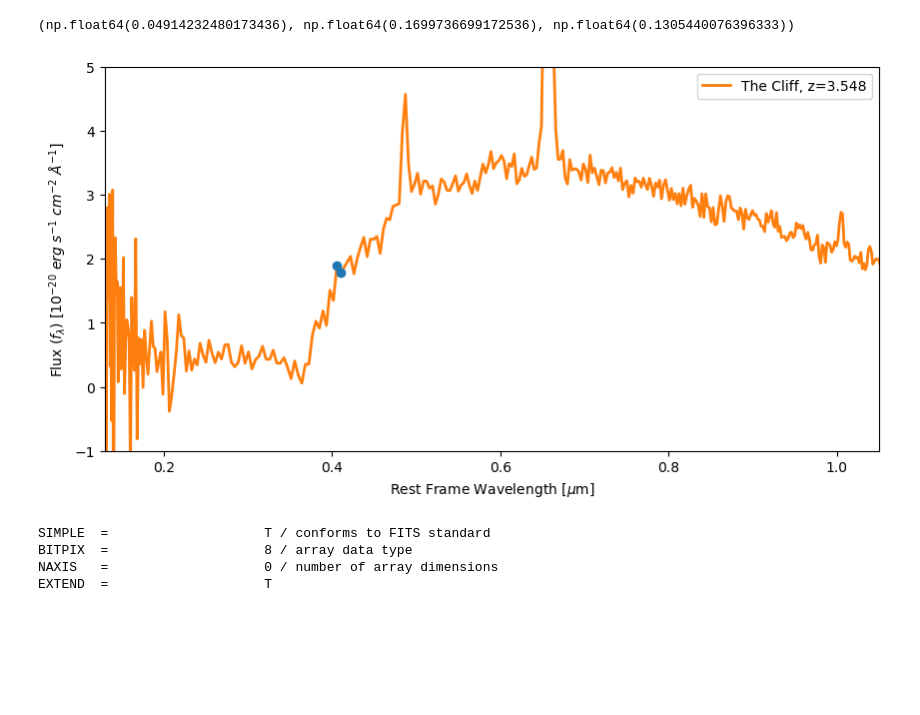
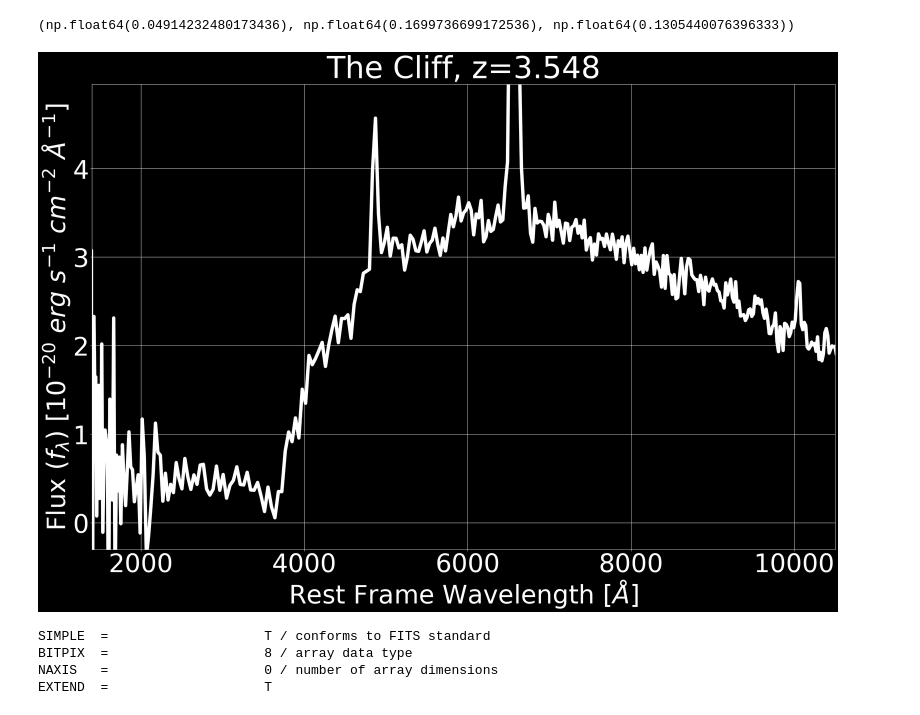
Before and after one commit to sem635NAU/REU, a Jupyter notebook: Notebooks/Notebook_7_3_2.ipynb, the cells around one changed output. Saved outputs shown, nothing was run; the diff lists cells and outputs as text; code cells hidden in the pictures; blank space fills up the shorter version.

```diff
--- a/Notebooks/Notebook_7_3_2.ipynb
+++ b/Notebooks/Notebook_7_3_2.ipynb
@@ -91,34 +93,48 @@ for wave,mjy in zip(wspec,init_spec):
 # %%
 astropy_table = Table(table_data)
 
-figure(figsize=(10,5))
+rcParams['font.size'] = 60.0
+style.use('dark_background')
+
+figure(figsize=(28,20))
 zred = 3.548
 a = 1.0 + zred
 
 y = np.logspace(np.log10(astropy_table['flux'].min()),1, 10)
 x = np.ones(10)*2
 
-plot(astropy_table['wave'][117:119]/a,flux_density_spec[117:119], 'o', zorder=3)
-plot(astropy_table['wave']/a,flux_density_spec, lw=2, label=f'The Cliff, z={zred}', zorder=2)
+# plot(astropy_table['wave'][117:119]/a,flux_density_spec[117:119], 'o', zorder=3)
+plot(astropy_table['wave']/a*10000,flux_density_spec, color='white', lw=8, label=f'The Cliff, z={zred}', zorder=2)
 # plot(astropy_table['wave']/a,flux_density_err, lw=2, alpha=0.9, label=f'error', zorder=1)
 
 plot(x,y)
 
+# xscale('log')
 # yscale('log')
 
 # xmin, xmax = (.3), .9
 # xlim([xmin,xmax])
-xlim([.13,1.05])
-ylim([-1,5])
+xlim([1400,10500])
+# ylim([-1,23])
 
-xlabel(r'Rest Frame Wavelength [$\mu$m]')
+xmin, xmax = (3400), (4400)
+# xlim([xmin,xmax])
+ylim([-.3,4.95])
+
+xlabel(fr'Rest Frame Wavelength [$\AA$]')
 ylabel(r'Flux ($f_{\lambda}$) [$10^{-20}$ $erg$ $s^{-1}$ $cm^{-2}$ $\AA^{-1}$]')
 
-legend()
+title(f'The Cliff, z={zred}')
+
+grid()
+# legend()
+tight_layout()
+
+# savefig('the_cliff_spectra_black.png')
 
 show()
 # %% [output]
-[figure, old version]
+[figure, new version]
 # %%
 hdul_header
 # %% [output]
```
Also changed, not shown: parts of 6 cells of this notebook, 7 other files.
